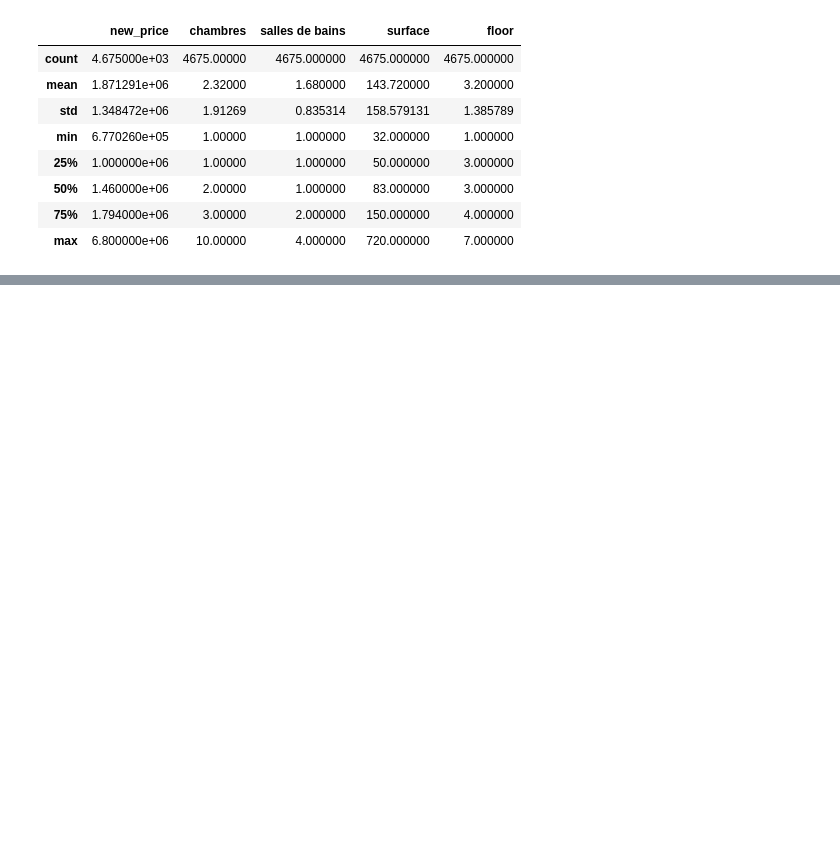
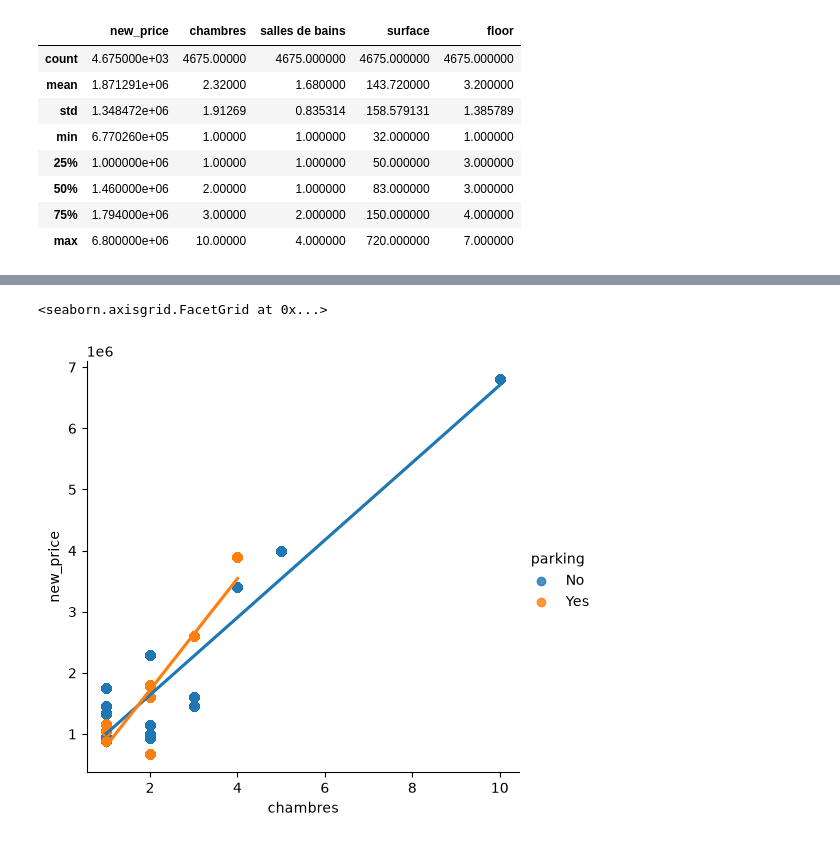
Before and after one commit to Emy-gold/prediction-model-for-morrocan-houses, a Jupyter notebook: house-predict-price.ipynb, the cells around one changed output, grey strips where cells are left out. Drawn from its saved outputs; the diff is of its cells as text; code cells hidden in the pictures; blank space fills up the shorter version.

```diff
--- a/house-predict-price.ipynb
+++ b/house-predict-price.ipynb
@@ -71,0 +78,6 @@ df.describe()
+# %%
+#Creating a linear model plot
+sns.lmplot(x ='chambres', y='new_price', hue='parking', data = df)
+# %% [output]
+<seaborn.axisgrid.FacetGrid at 0x...>
+[figure, added]
```
Also changed, not shown: parts of 4 cells of this notebook.
